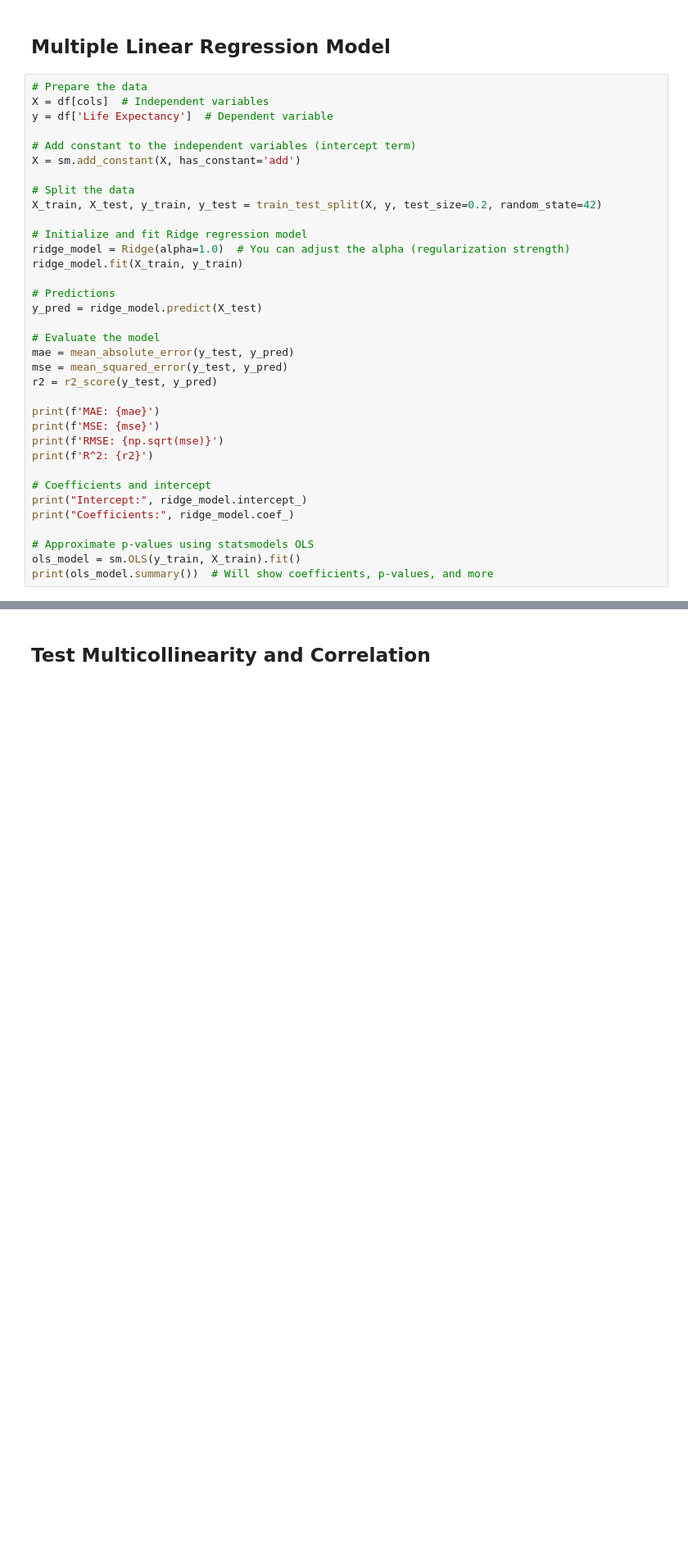
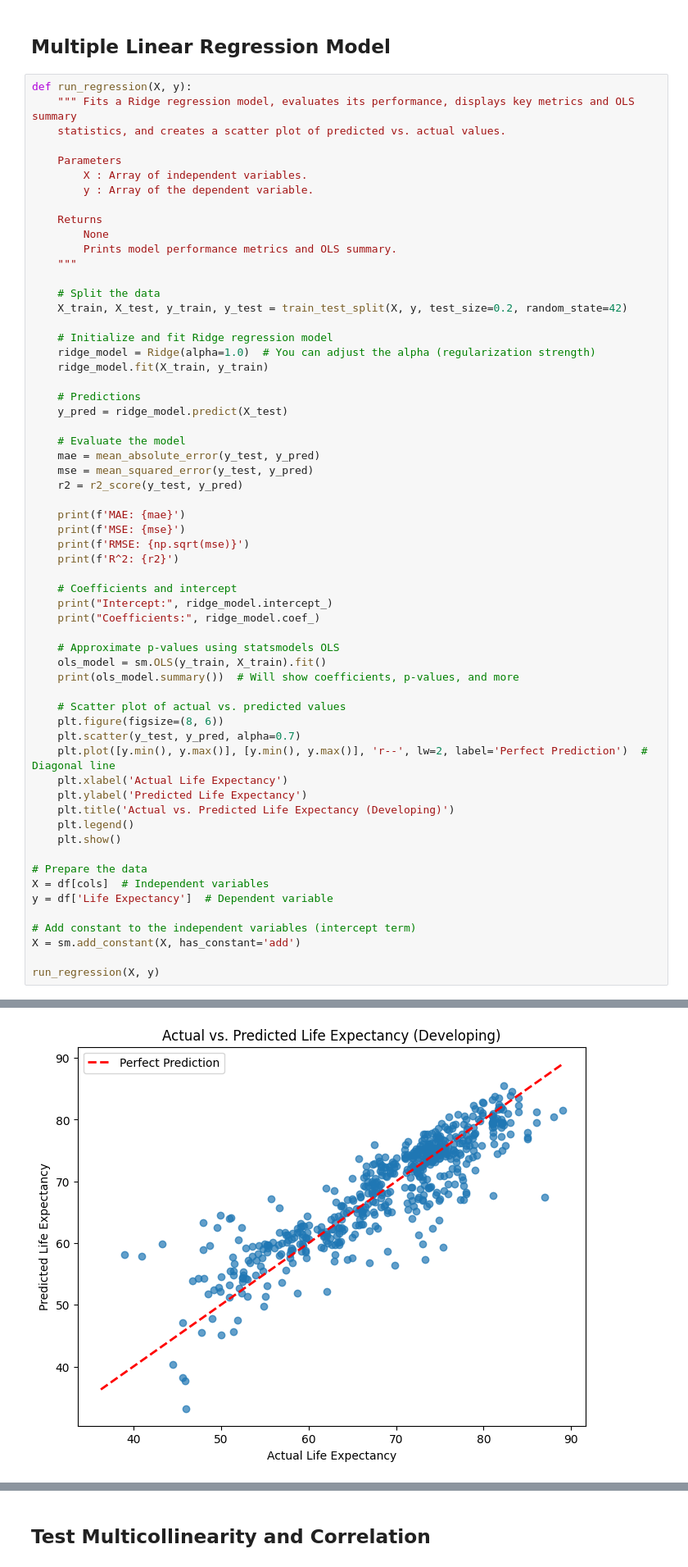
Before and after one commit to sophieharman/Volume-3-LifeExpectancyProject, a Jupyter notebook: Data Analysis/RegressionModel.ipynb, the cells around one changed output, grey strips where cells are left out. Shown: that part at 82% size. Cells and saved outputs as stored; diff of their text form; blank space fills up the shorter version.

Commit message:
Added docstrings to regression

```diff
--- a/Data Analysis/RegressionModel.ipynb
+++ b/Data Analysis/RegressionModel.ipynb
@@ -33,6 +32,57 @@ cols_ext = ['Life Expectancy',
 # %% [markdown]
 ## Multiple Linear Regression Model
 # %%
+def run_regression(X, y):
+    """ Fits a Ridge regression model, evaluates its performance, displays key metrics and OLS summary
+    statistics, and creates a scatter plot of predicted vs. actual values.
+
+    Parameters
+        X : Array of independent variables.
+        y : Array of the dependent variable.
+
+    Returns
+        None
+        Prints model performance metrics and OLS summary.
+    """
+
+    # Split the data
+    X_train, X_test, y_train, y_test = train_test_split(X, y, test_size=0.2, random_state=42)
+
+    # Initialize and fit Ridge regression model
+    ridge_model = Ridge(alpha=1.0)  # You can adjust the alpha (regularization strength)
+    ridge_model.fit(X_train, y_train)
+
+    # Predictions
+    y_pred = ridge_model.predict(X_test)
+
+    # Evaluate the model
+    mae = mean_absolute_error(y_test, y_pred)
+    mse = mean_squared_error(y_test, y_pred)
+    r2 = r2_score(y_test, y_pred)
+
+    print(f'MAE: {mae}')
+    print(f'MSE: {mse}')
+    print(f'RMSE: {np.sqrt(mse)}')
+    print(f'R^2: {r2}')
+
+    # Coefficients and intercept
+    print("Intercept:", ridge_model.intercept_)
+    print("Coefficients:", ridge_model.coef_)
+
+    # Approximate p-values using statsmodels OLS
+    ols_model = sm.OLS(y_train, X_train).fit()
+    print(ols_model.summary())  # Will show coefficients, p-values, and more
+
+    # Scatter plot of actual vs. predicted values
+    plt.figure(figsize=(8, 6))
+    plt.scatter(y_test, y_pred, alpha=0.7)
+    plt.plot([y.min(), y.max()], [y.min(), y.max()], 'r--', lw=2, label='Perfect Prediction')  # Diagonal line
+    plt.xlabel('Actual Life Expectancy')
+    plt.ylabel('Predicted Life Expectancy')
+    plt.title('Actual vs. Predicted Life Expectancy (Developing)')
+    plt.legend()
+    plt.show()
+
 # Prepare the data
 X = df[cols]  # Independent variables
 y = df['Life Expectancy']  # Dependent variable
@@ -40,31 +90,5 @@ y = df['Life Expectancy']  # Dependent variable
 # Add constant to the independent variables (intercept term)
 X = sm.add_constant(X, has_constant='add')
 
-# Split the data
-X_train, X_test, y_train, y_test = train_test_split(X, y, test_size=0.2, random_state=42)
-
-# Initialize and fit Ridge regression model
-ridge_model = Ridge(alpha=1.0)  # You can adjust the alpha (regularization strength)
-ridge_model.fit(X_train, y_train)
-
-# Predictions
-y_pred = ridge_model.predict(X_test)
-
-# Evaluate the model
-mae = mean_absolute_error(y_test, y_pred)
-mse = mean_squared_error(y_test, y_pred)
-r2 = r2_score(y_test, y_pred)
-
-print(f'MAE: {mae}')
-print(f'MSE: {mse}')
-print(f'RMSE: {np.sqrt(mse)}')
-print(f'R^2: {r2}')
-
-# Coefficients and intercept
-print("Intercept:", ridge_model.intercept_)
-print("Coefficients:", ridge_model.coef_)
-
-# Approximate p-values using statsmodels OLS
-ols_model = sm.OLS(y_train, X_train).fit()
-print(ols_model.summary())  # Will show coefficients, p-values, and more
+run_regression(X, y)
 # %% [output]
@@ -87,0 +112 @@ strong multicollinearity problems or that the design matrix is singular.
+[figure, added]
```
Also changed, not shown: parts of 7 cells of this notebook.
